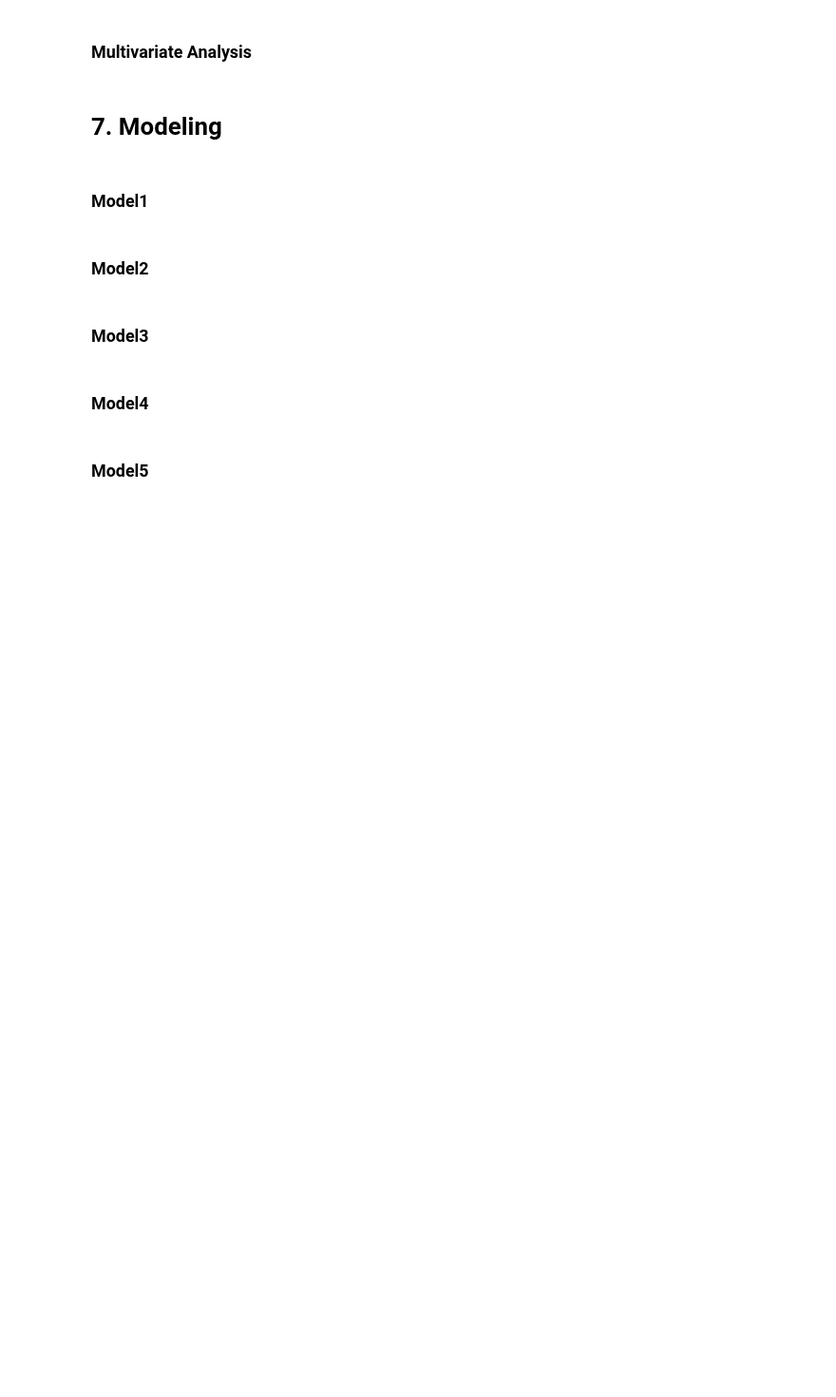
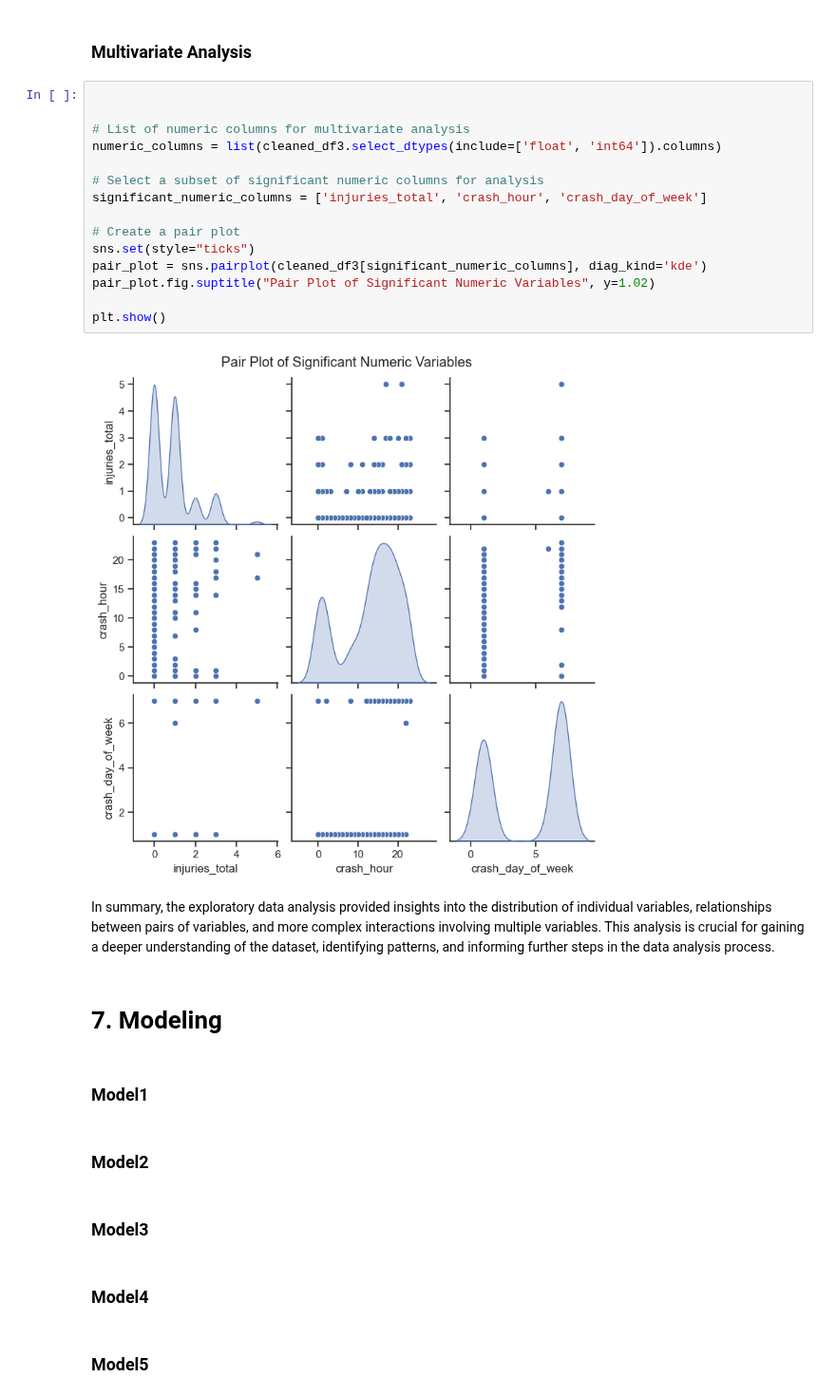
Before and after one commit to Ivan3864/dsc-Accidents-analysis, a Jupyter notebook: notebook.ipynb, the cells around one changed output. Shown at 95% size. Cells and saved outputs as stored; diff of their text form; blank space fills up the shorter version.

```diff
--- a/notebook.ipynb
+++ b/notebook.ipynb
@@ -332,5 +413,24 @@ Index([], dtype='object')
 # %% [markdown]
 ### Multivariate Analysis
+# %%
+
+
+# List of numeric columns for multivariate analysis
+numeric_columns = list(cleaned_df3.select_dtypes(include=['float', 'int64']).columns)
+
+# Select a subset of significant numeric columns for analysis
+significant_numeric_columns = ['injuries_total', 'crash_hour', 'crash_day_of_week']
+
+# Create a pair plot
+sns.set(style="ticks")
+pair_plot = sns.pairplot(cleaned_df3[significant_numeric_columns], diag_kind='kde')
+pair_plot.fig.suptitle("Pair Plot of Significant Numeric Variables", y=1.02)
+
+plt.show()
+# %% [output]
+[figure, added]
+# %% [markdown]
+In summary, the exploratory data analysis provided insights into the distribution of individual variables, relationships between pairs of variables, and more complex interactions involving multiple variables. This analysis is crucial for gaining a deeper understanding of the dataset, identifying patterns, and informing further steps in the data analysis process.
 # %% [markdown]
 # 7. Modeling
 # %% [markdown]
```
Also changed, not shown: parts of 9 cells of this notebook.
